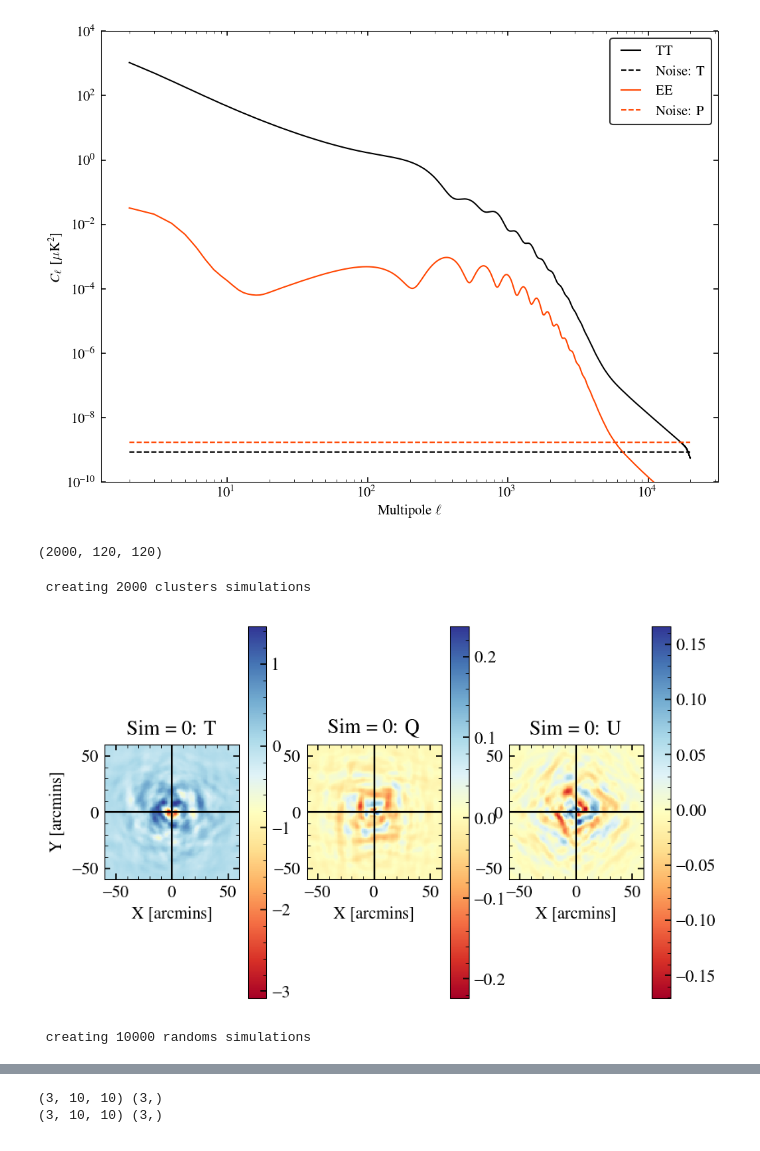
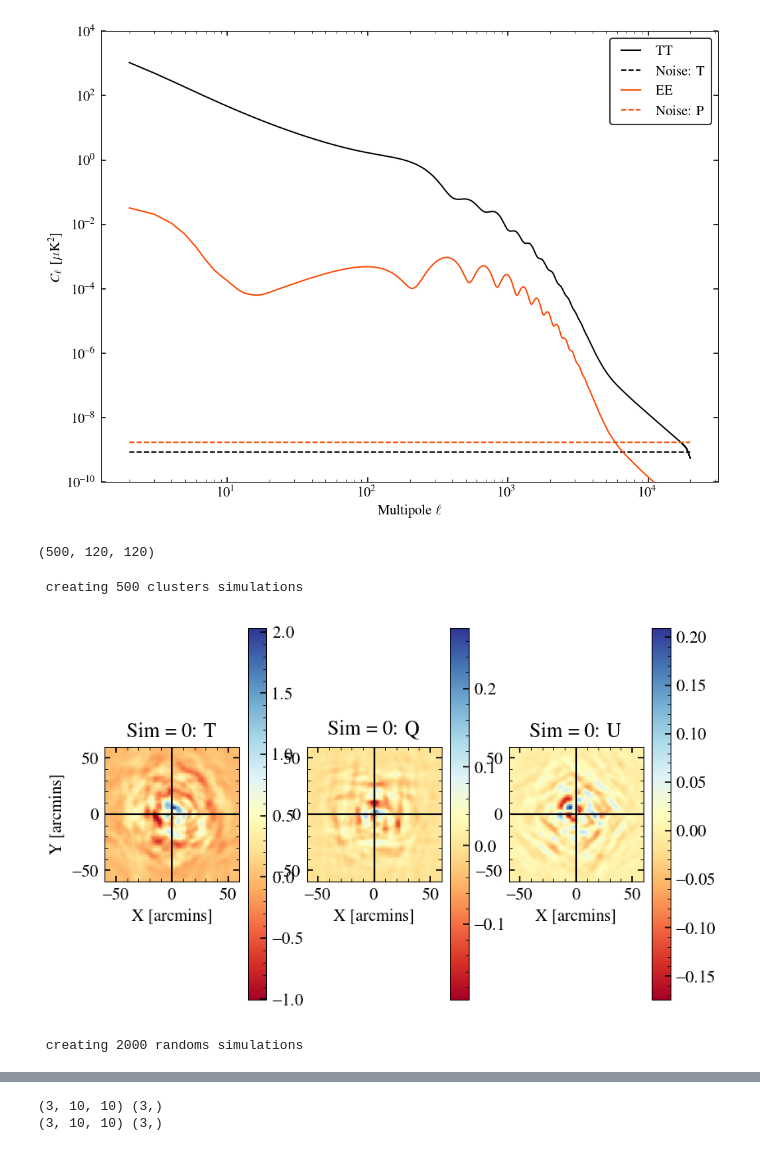
Before and after one commit to sriniraghunathan/cmb_cluster_lensing, a Jupyter notebook: scripts/cluster_lensing_example.ipynb, the cells around one changed output, grey strips where cells are left out. Saved outputs shown, nothing was run; the diff lists cells and outputs as text; code cells hidden in the pictures.

```diff
--- a/scripts/cluster_lensing_example.ipynb
+++ b/scripts/cluster_lensing_example.ipynb
@@ -51,10 +51,10 @@ tqu_tit_arr = ['T', 'Q', 'U']
 
 #sim stuffs
 total_sim_types = 2 #unlensed background and lensed clusters
-total_clusters = 2000
-total_randoms = 10000 #total_clusters * 10 #much more randoms to ensure we are not dominated by variance in background stack.
+total_clusters = 500
+total_randoms = 2000 #total_clusters * 10 #much more randoms to ensure we are not dominated by variance in background stack.
 #cluster info
-cluster_mass = 2e14
+cluster_mass = 1e15
 cluster_z = 0.7
 
 #cutouts specs
@@ -153,7 +153,7 @@ ra_list = dec_list = np.zeros(total_clusters)
 kappa_arr = lensing.get_convergence(ra_grid_deg, dec_grid_deg, ra_list, dec_list, M200c_list, redshift_list, param_dict)
 print(kappa_arr.shape)
 # %% [output]
-(2000, 120, 120)
+(500, 120, 120)
 # %%
 #perform CMB and noise simulations: unlensed background and lensed clusters
 sim_dic = {}
@@ -170,36 +170,38 @@ for iter in range( total_sim_types):
     print('\n creating %s %s simulations' %(nsims, sim_type))
     sim_arr = []
     for i in tqdm(range(nsims)):
         if not pol:
             cmb_map = np.asarray( [flatsky.make_gaussian_realisation(mapparams, el, cl[0], bl = bl)] )
             noise_map = np.asarray( [flatsky.make_gaussian_realisation(mapparams, el, nl[0])] )
         else:
             cmb_map = flatsky.make_gaussian_realisation(mapparams, el, cl[0], cl2 = cl[1], cl12 = cl[3], bl = bl, qu_or_eb = 'qu')
             noise_map_T = flatsky.make_gaussian_realisation(mapparams, el, nl[0])
             noise_map_Q = flatsky.make_gaussian_realisation(mapparams, el, nl[1])
             noise_map_U = flatsky.make_gaussian_realisation(mapparams, el, nl[1])
             noise_map = np.asarray( [noise_map_T, noise_map_Q, noise_map_U] )
 
         if do_lensing:
             cmb_map_lensed = []
             for tqu in range(tqulen):
                 unlensed_cmb = np.copy( cmb_map[tqu] )
                 lensed_cmb = lensing.perform_lensing(ra_grid_deg, dec_grid_deg, unlensed_cmb, kappa_arr[i], mapparams)
                 if i == 0:
                     subplot(1,3,tqu+1); imshow(lensed_cmb - unlensed_cmb, extent = [x1,x2,x1,x2], cmap = cmap); colorbar(); title(r'Sim = %s: %s' %(i, tqu_tit_arr[tqu]));
                     axhline(lw = 1.); axvline(lw = 1.); xlabel(r'X [arcmins]');
                     if tqu == 0:
                         ylabel(r'Y [arcmins]')
+                cmb_map_lensed.append( lensed_cmb )
             if i == 0:
                 show()
+            cmb_map = np.asarray(cmb_map_lensed)
 
         sim_map = cmb_map + noise_map
         sim_arr.append( sim_map )
     sim_dic[sim_type]['sims'] = np.asarray( sim_arr )
 # %% [output]
- creating 2000 clusters simulations
+ creating 500 clusters simulations
-[figure, old version]
+[figure, new version]
- creating 10000 randoms simulations
+ creating 2000 randoms simulations
 # %%
 if debug: #just plot the last map
     clf()
```
Also changed, not shown: parts of 4 cells of this notebook.
